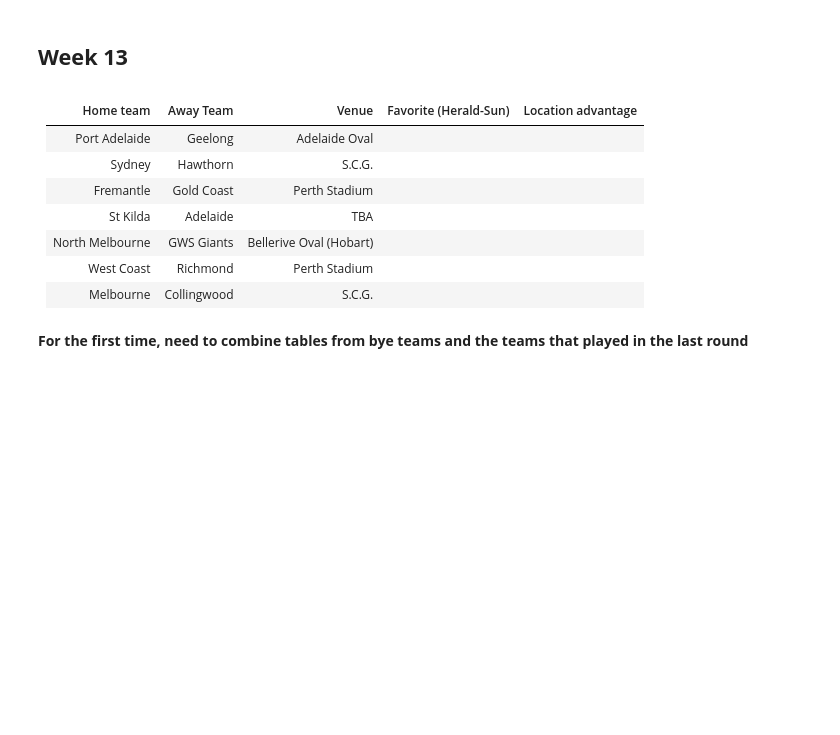
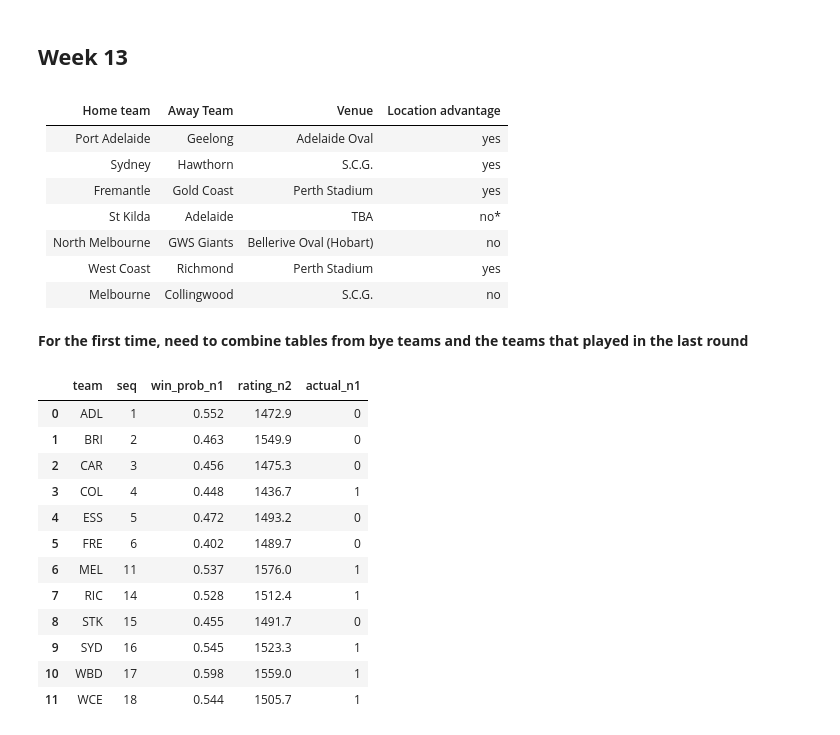
Before and after one commit to stevegabriel1/afl_elo_ratings, a Jupyter notebook: basic_version_wip_R13.ipynb, the cells around one changed output. Saved outputs shown, nothing was run; the diff lists cells and outputs as text; code cells hidden in the pictures; blank space fills up the shorter version.

```diff
--- a/basic_version_wip_R13.ipynb
+++ b/basic_version_wip_R13.ipynb
@@ -1786,15 +1786,15 @@ The ELO predictions were correct for 5 out of the 6 matches
 # %% [markdown]
 ## **Week 13**
 # %% [markdown]
-| Home team | Away Team | Venue |Favorite (Herald-Sun) | Location advantage |
-| :--- | :--- | :--- | :--- | :--- |
-|Port Adelaide|Geelong|Adelaide Oval|||
-|Sydney|Hawthorn|S.C.G.|||
-|Fremantle|Gold Coast|Perth Stadium|||
-|St Kilda|Adelaide|TBA|||
-|North Melbourne|GWS Giants|Bellerive Oval (Hobart)|||
-|West Coast|Richmond|Perth Stadium|||
-|Melbourne|Collingwood|S.C.G.|||
+| Home team | Away Team | Venue |Location advantage |
+| :--- | :--- | :--- | :--- |
+|Port Adelaide|Geelong|Adelaide Oval|yes|
+|Sydney|Hawthorn|S.C.G.|yes|
+|Fremantle|Gold Coast|Perth Stadium|yes|
+|St Kilda|Adelaide|TBA|no*|
+|North Melbourne|GWS Giants|Bellerive Oval (Hobart)|no|
+|West Coast|Richmond|Perth Stadium|yes|
+|Melbourne|Collingwood|S.C.G.|no|
 # %% [markdown]
 **For the first time, need to combine tables from bye teams and the teams that played in the last round**
 # %%
@@ -1807,6 +1807,21 @@ rframe_b = joined_bye[['team','seq','rating_n1']]
 rframe['actual_n1'] = quick_results_check['actual']
 # %%
 # Update column names for current week
-# rframe.columns = ['team','seq','win_prob_n1','rating_n2','actual_n1']
+rframe.columns = ['team','seq','win_prob_n1','rating_n2','actual_n1']
+rframe
+# %% [output]
+|  | team | seq | win_prob_n1 | rating_n2 | actual_n1 |
+| 0 | ADL | 1 | 0.552 | 1472.9 | 0 |
+| 1 | BRI | 2 | 0.463 | 1549.9 | 0 |
+| 2 | CAR | 3 | 0.456 | 1475.3 | 0 |
+| 3 | COL | 4 | 0.448 | 1436.7 | 1 |
+| 4 | ESS | 5 | 0.472 | 1493.2 | 0 |
+| 5 | FRE | 6 | 0.402 | 1489.7 | 0 |
+| 6 | MEL | 11 | 0.537 | 1576.0 | 1 |
+| 7 | RIC | 14 | 0.528 | 1512.4 | 1 |
+| 8 | STK | 15 | 0.455 | 1491.7 | 0 |
+| 9 | SYD | 16 | 0.545 | 1523.3 | 1 |
+| 10 | WBD | 17 | 0.598 | 1559.0 | 1 |
+| 11 | WCE | 18 | 0.544 | 1505.7 | 1 |
 # %%
 # Generate new ratings
```
Also changed, not shown: parts of 1 cell of this notebook.
